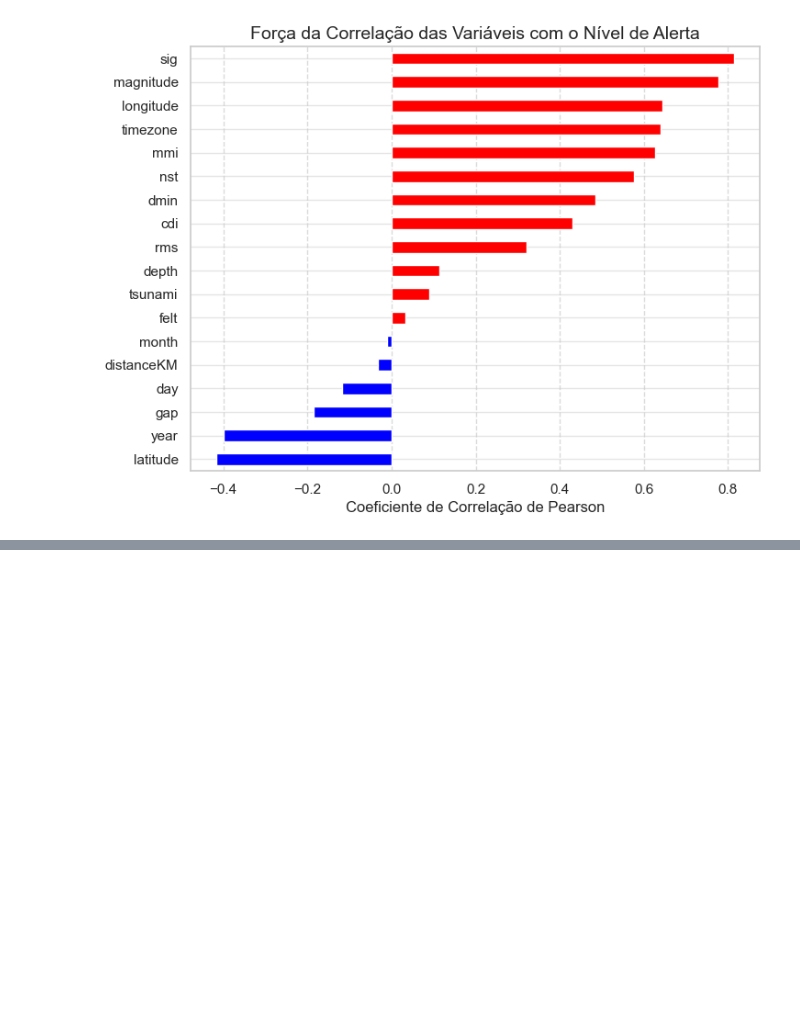
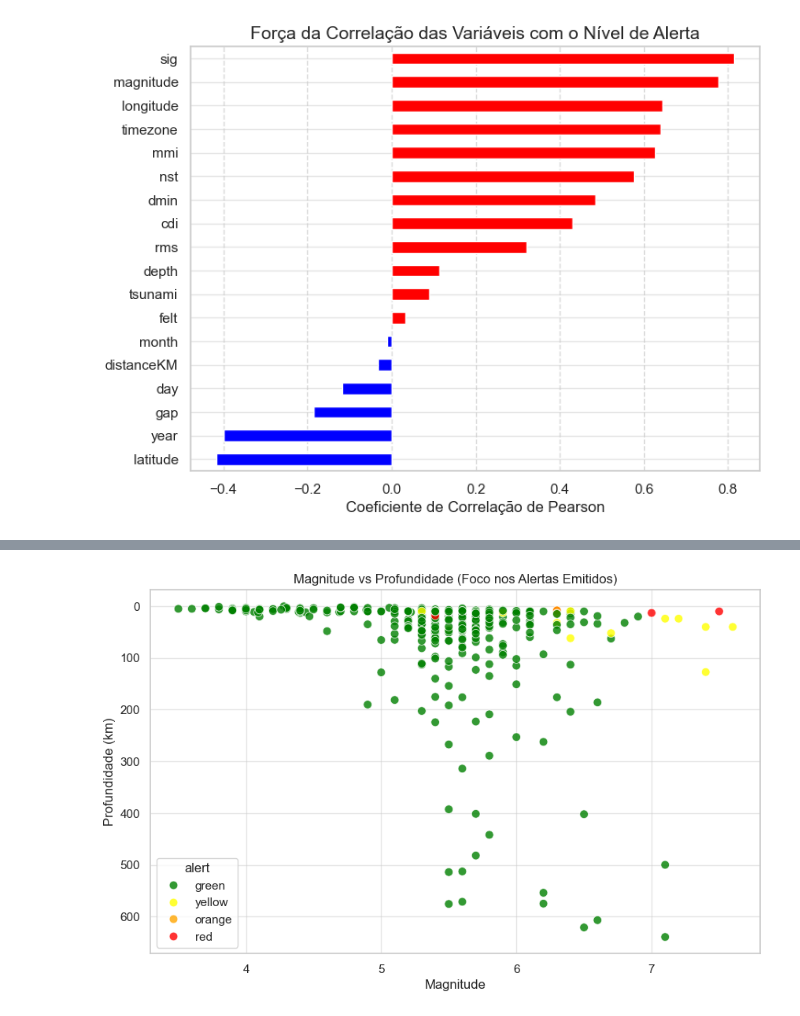
Before and after one commit to Juice-cpp/Earthquake_Model, a Jupyter notebook: Alert_EDA.ipynb, the cells around one changed output, grey strips where cells are left out. Cells and saved outputs as stored; diff of their text form; code cells hidden in the pictures; blank space fills up the shorter version.

```diff
--- a/Alert_EDA.ipynb
+++ b/Alert_EDA.ipynb
@@ -150,0 +164,13 @@ plt.show()
+# %%
+plt.figure(figsize=(10, 6))
+# Dica: Inverter o eixo Y para a profundidade fazer sentido visual (0 no topo)
+ax = sns.scatterplot(data=df_mapa, x='magnitude', y='depth', hue='alert',
+                     hue_order=['green', 'yellow', 'orange', 'red'],
+                     palette=['green', 'yellow', 'orange', 'red'], s=60, alpha=0.8)
+ax.invert_yaxis()
+plt.title('Magnitude vs Profundidade (Foco nos Alertas Emitidos)')
+plt.xlabel('Magnitude')
+plt.ylabel('Profundidade (km)')
+plt.show()
+# %% [output]
+[figure, added]
```
Also changed, not shown: parts of 2 cells of this notebook.
